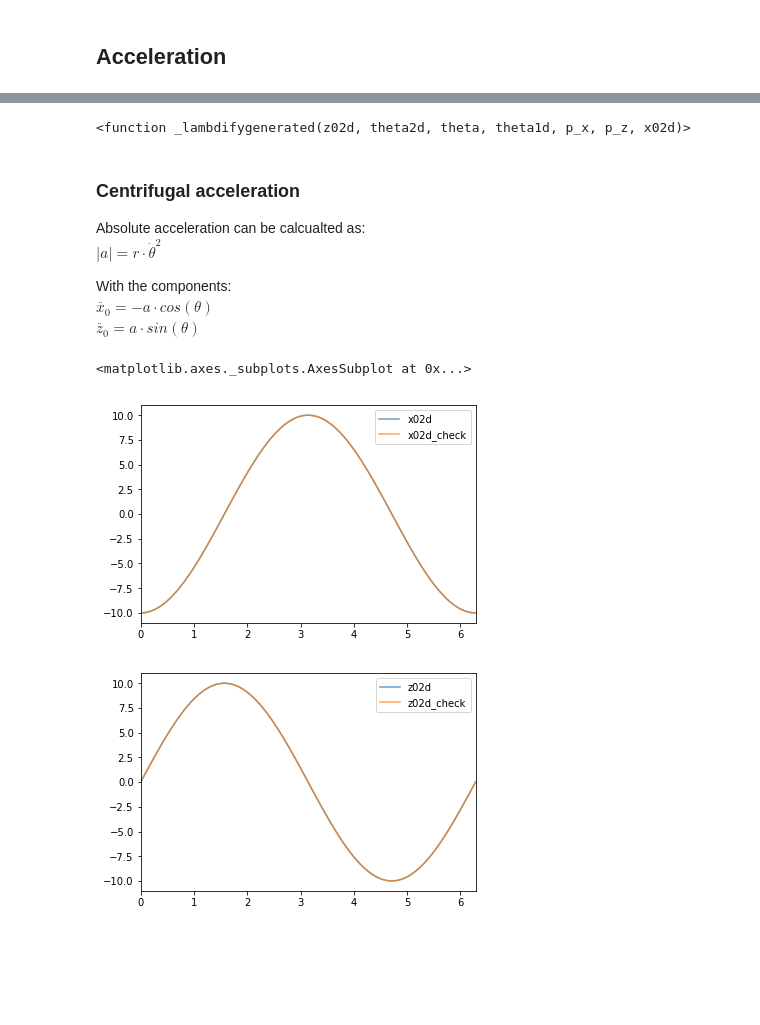
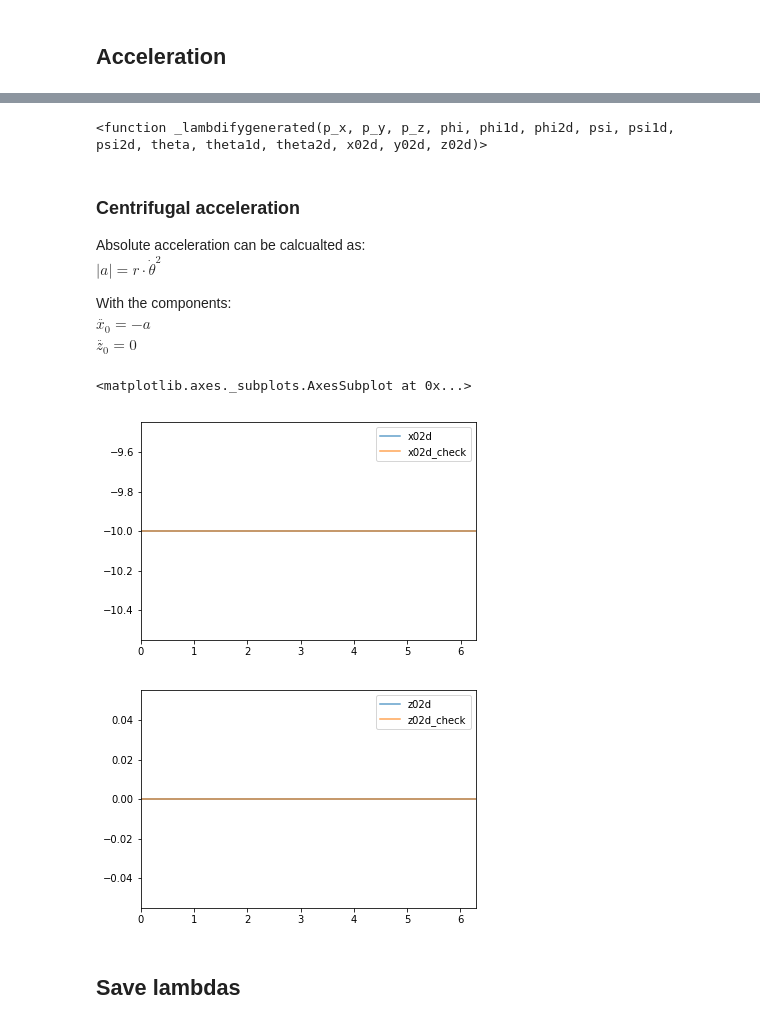
Before and after one commit to martinlarsalbert/motion-to-acceleration, a Jupyter notebook: calculate_acceleration_6DOF.ipynb, the cells around one changed output, grey strips where cells are left out. Saved outputs shown, nothing was run; the diff lists cells and outputs as text; code cells hidden in the pictures; blank space fills up the shorter version.

```diff
--- a/calculate_acceleration.ipynb
+++ b/calculate_acceleration_6DOF.ipynb
@@ -39,3 +37,8 @@ S = N.orientnew('S', 'Axis', [theta,N.y])
+# %%
+#S = N.orientnew('S', 'Body', [phi,theta,psi],'321')
+#M = N.orientnew('M','Axis', [psi,N.z])
+
+S = N.orientnew('S', 'Body', [psi,theta,phi],'ZYX')
 # %%
 #S.set_ang_vel(N, q * N.y)
 #S.set_ang_acc(N, q1d * N.y)
@@ -51,11 +54,11 @@ $\displaystyle \ddot{\theta}\mathbf{\hat{n}_y}$
 M = me.Point('M')  # Origo of measurement system
 M.set_vel(N, 0)
 
-O = M.locatenew('O', x0*N.x + z0*N.z) # Origo of ship
-O.set_vel(N, x01d*N.x + z01d*N.z)
-O.set_acc(N, x02d*N.x + z02d*N.z)
+O = M.locatenew('O', x0*N.x + y0*N.y + z0*N.z) # Origo of ship
+O.set_vel(N, x01d*N.x + y01d*N.y + z01d*N.z)
+O.set_acc(N, x02d*N.x + y02d*N.y + z02d*N.z)
 # %%
-P = O.locatenew('P', p_x*S.x + p_z*S.z)
+P = O.locatenew('P', p_x*S.x + p_y*S.y + p_z*S.z)
 P.set_vel(S, 0)
 # %%
 S.dcm(N)
@@ -169,4 +180,6 @@ $\displaystyle \ddot{x}_{0}\mathbf{\hat{n}_x} + \ddot{z}_{0}\mathbf{\hat{n}_z} +
 # %%
-acceleration_matrix = P.acc(N).express(N).to_matrix(N)
+#acceleration_matrix = P.acc(N).express(N).to_matrix(N)
+acceleration_matrix = P.acc(N).express(S).to_matrix(S)
+
 acceleration_matrix
 # %% [output]
@@ -176,47 +199,63 @@ acceleration_lambda = lambdify(acceleration_matrix)
 # %%
 acceleration_lambda
 # %% [output]
-<function _lambdifygenerated(z02d, theta2d, theta, theta1d, p_x, p_z, x02d)>
+<function _lambdifygenerated(p_x, p_y, p_z, phi, phi1d, phi2d, psi, psi1d, psi2d, theta, theta1d, theta2d, x02d, y02d, z02d)>
 # %% [markdown]
 ### Centrifugal acceleration
 Absolute acceleration can be calcualted as: <br>
 $ |a| = r\cdot\dot{\theta}^2 $
 
 With the components: <br>
-$ \ddot{x_0} = -a\cdot cos(\theta) $ <br>
-$ \ddot{z_0} = a\cdot sin(\theta) $
+$ \ddot{x_0} = -a $ <br>
+$ \ddot{z_0} = 0 $
 # %%
 number_of_points = 100
 t = np.linspace(0,2*np.pi,number_of_points)
 r_ = 10
 w_ = 1
 df = pd.DataFrame(index = t)
+
+df['phi'] = 0
 df['theta'] = w_*t
+df['psi'] = 0
+
+df['phi1d'] = 0
 df['theta1d'] = w_
+df['psi1d'] = 0
+
+df['phi2d'] = 0
 df['theta2d'] = 0
+df['psi2d'] = 0
+
+df['p_x'] = r_
+df['p_y'] = 0
 df['p_z'] = 0
-df['p_x'] = r_
+
+
 df['x02d'] = 0
+df['y02d'] = 0
 df['z02d'] = 0
 
 
 accelerations = acceleration_lambda(**df)
 
 df_result = df.copy()
-df_result['x02d'] = accelerations[0][0]
-df_result['y02d'] = accelerations[1][0]
-df_result['z02d'] = accelerations[2][0]
+df_result['x02d'] = accelerations[0,0]
+df_result['y02d'] = accelerations[1,0]
+df_result['z02d'] = accelerations[2,0]
 
 a = r_* w_**2
-df_result['x02d_check'] = -a*np.cos(df['theta'])
-df_result['z02d_check'] = a*np.sin(df['theta'])
+df_result['x02d_check'] = -a
+df_result['z02d_check'] = 0
 
 fig,ax=plt.subplots()
 df_result.plot(y=['x02d','x02d_check'], ax=ax, alpha=0.7)
 
 fig,ax=plt.subplots()
 df_result.plot(y=['z02d','z02d_check'], ax=ax, alpha=0.7)
 # %% [output]
 <matplotlib.axes._subplots.AxesSubplot at 0x...>
-[figure, old version]
+[figure, new version]
-[figure, old version]
+[figure, new version]
+# %% [markdown]
+## Save lambdas
```
Also changed, not shown: parts of 23 cells of this notebook, 4 other files.
